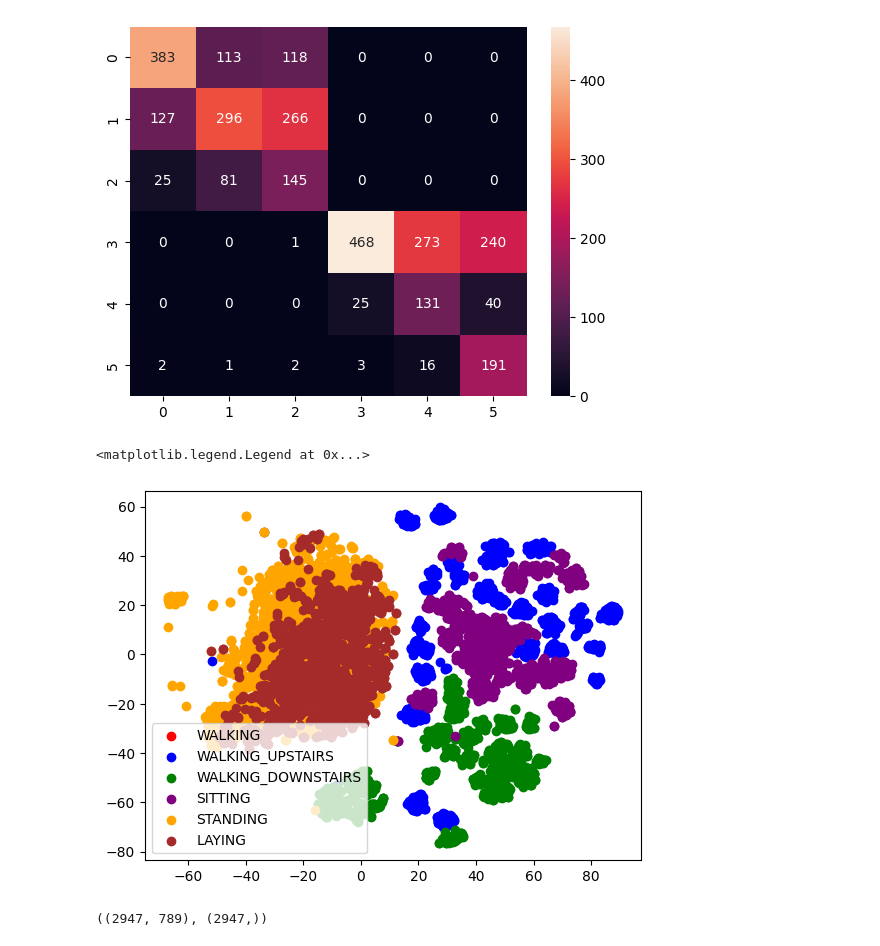
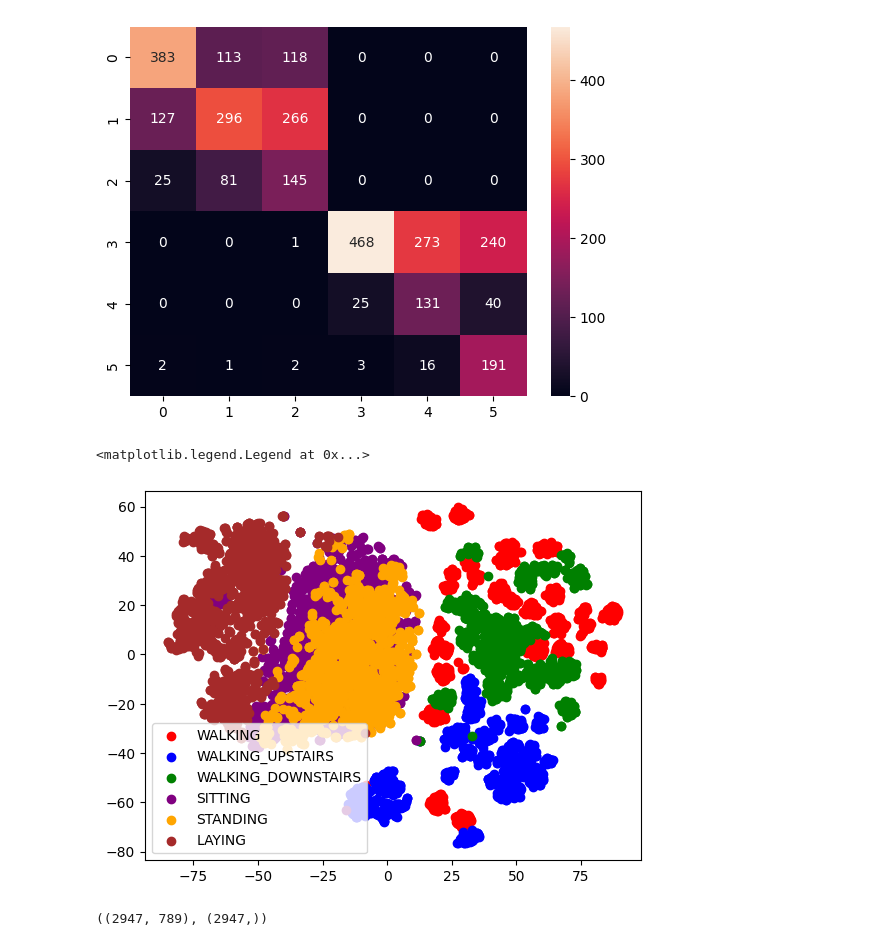
Before and after one commit to Enthusiast101/UCI-HAR, a Jupyter notebook: main.ipynb, the cells around one changed output. Saved outputs shown, nothing was run; the diff lists cells and outputs as text; code cells hidden in the pictures.

```diff
--- a/main.ipynb
+++ b/main.ipynb
@@ -619,14 +619,14 @@ test_tsne = tsne.fit_transform(test)
 # %%
 colors = ["red", "blue", "green", "purple", "orange", "brown"]
 
 for i, label in enumerate(np.unique(train_labels-1)):
-    idx = train_labels == label
+    idx = train_labels-1 == label
     plt.scatter(train_tsne[idx, 0], train_tsne[idx, 1], label=mappings[label], c=colors[i])
 
 plt.legend()
 # %% [output]
 <matplotlib.legend.Legend at 0x...>
-[figure, old version]
+[figure, new version]
 # %%
 from sklearn.model_selection import train_test_split, GridSearchCV
 from sklearn.ensemble import RandomForestClassifier
```
Also changed, not shown: parts of 3 cells of this notebook.
